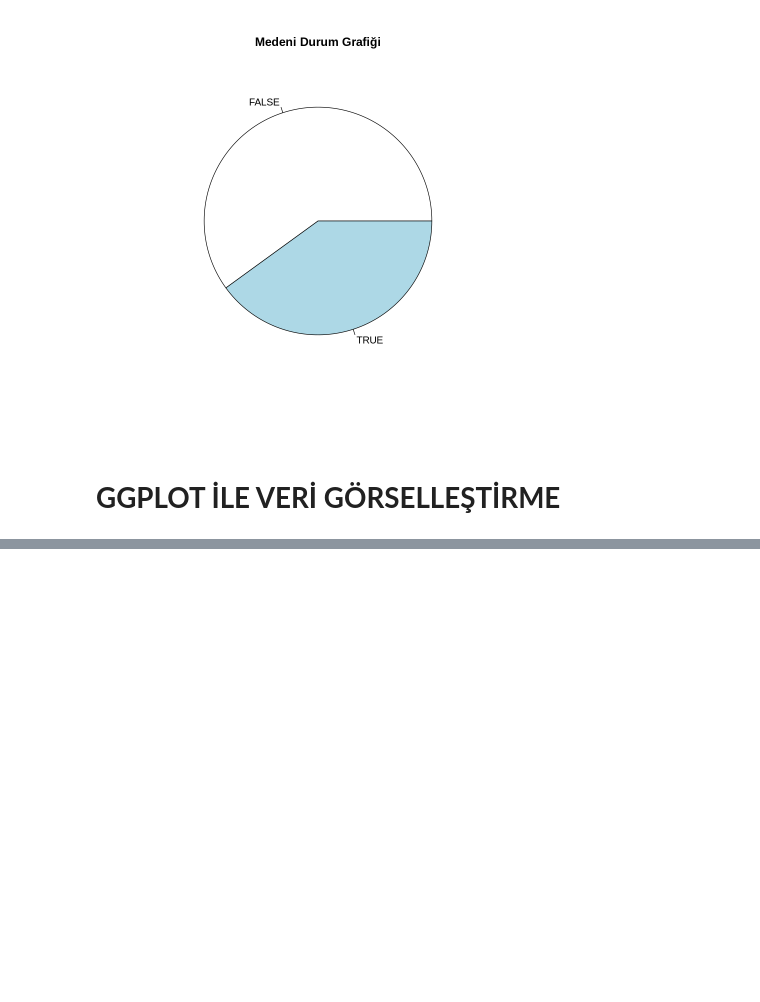
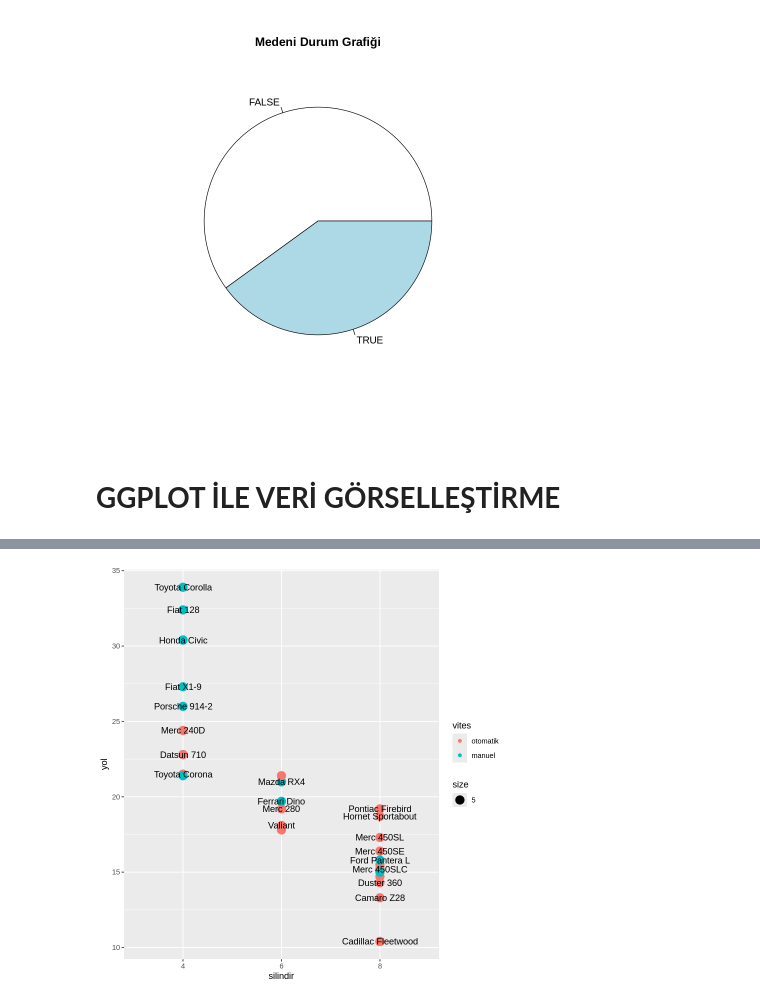
Before and after one commit to azem46/Python_Colab_Handbook, a Jupyter notebook: R_Ders_15_Veri_Görselleştirme_Araçları_ggplot_1.ipynb, the cells around one changed output, grey strips where cells are left out. Cells and saved outputs as stored; diff of their text form; code cells hidden in the pictures; blank space fills up the shorter version.

```diff
--- a/R_Ders_15_Veri_Görselleştirme_Araçları_ggplot_1.ipynb
+++ b/R_Ders_15_Veri_Görselleştirme_Araçları_ggplot_1.ipynb
@@ -119,0 +222,14 @@ pie(table(kadin1$evli_mi),main = "Medeni Durum Grafiği")
+# %%
+# grafiğe yeni bir katman ekliyoruz noktalara isimler gelecek
+
+grafik3= ggplot(araba_veri,
+                aes(silindir,yol, label= row.names(araba_veri)))+ #her yeni katman + sembolü ile eklenir
+  geom_point(aes(
+  colour= vites,
+  size =5
+  ))+
+  geom_text(check_overlap = TRUE)# check ayarı grafiği daha okunaklı hale getirdi
+
+grafik3
+# %% [output]
+[figure, added]
```
Also changed, not shown: parts of 12 cells of this notebook.
